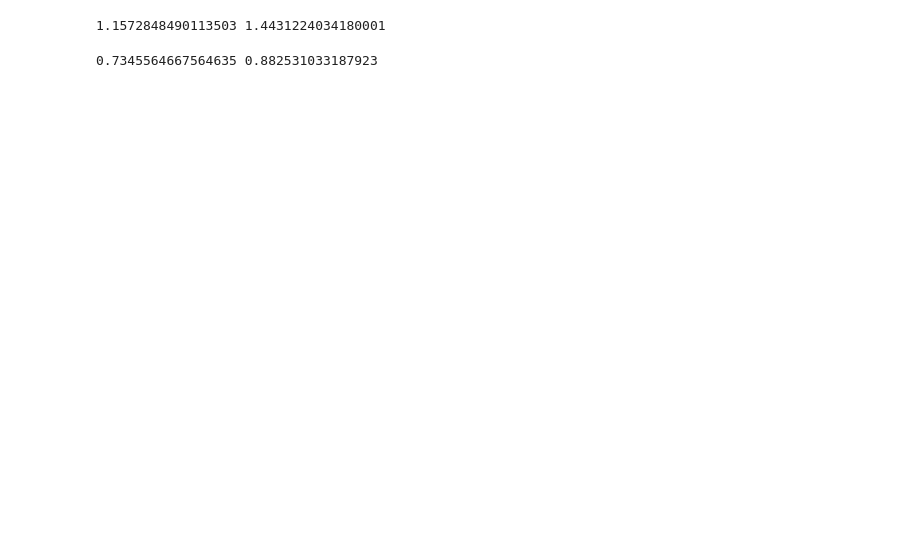
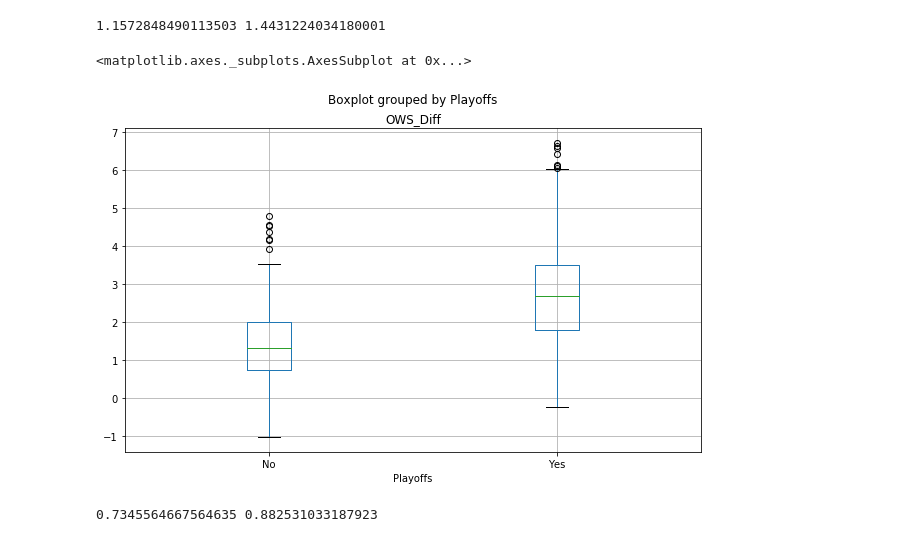
Before and after one commit to nteuthorn/Thinkful_Capstone1, a Jupyter notebook: Capstone 1.ipynb, the cells around one changed output. Cells and saved outputs as stored; diff of their text form; code cells hidden in the pictures; blank space fills up the shorter version.

```diff
--- a/Capstone 1.ipynb
+++ b/Capstone 1.ipynb
@@ -460,6 +470,11 @@ lower_OWS_2 = (avg1_OWS_2 - avg2_OWS_2) - 1.96*math.sqrt(std1_OWS_2/n1_OWS_2 + s
 print(lower_OWS_2, upper_OWS_2)
 # %% [output]
 1.1572848490113503 1.4431224034180001
+# %%
+team_stats_final.boxplot('OWS_Diff', by='Playoffs', figsize=(10, 6))
+# %% [output]
+<matplotlib.axes._subplots.AxesSubplot at 0x...>
+[figure, added]
 # %%
 #Calculate confidence interval for DWS
 
```
Also changed, not shown: parts of 3 cells of this notebook.
